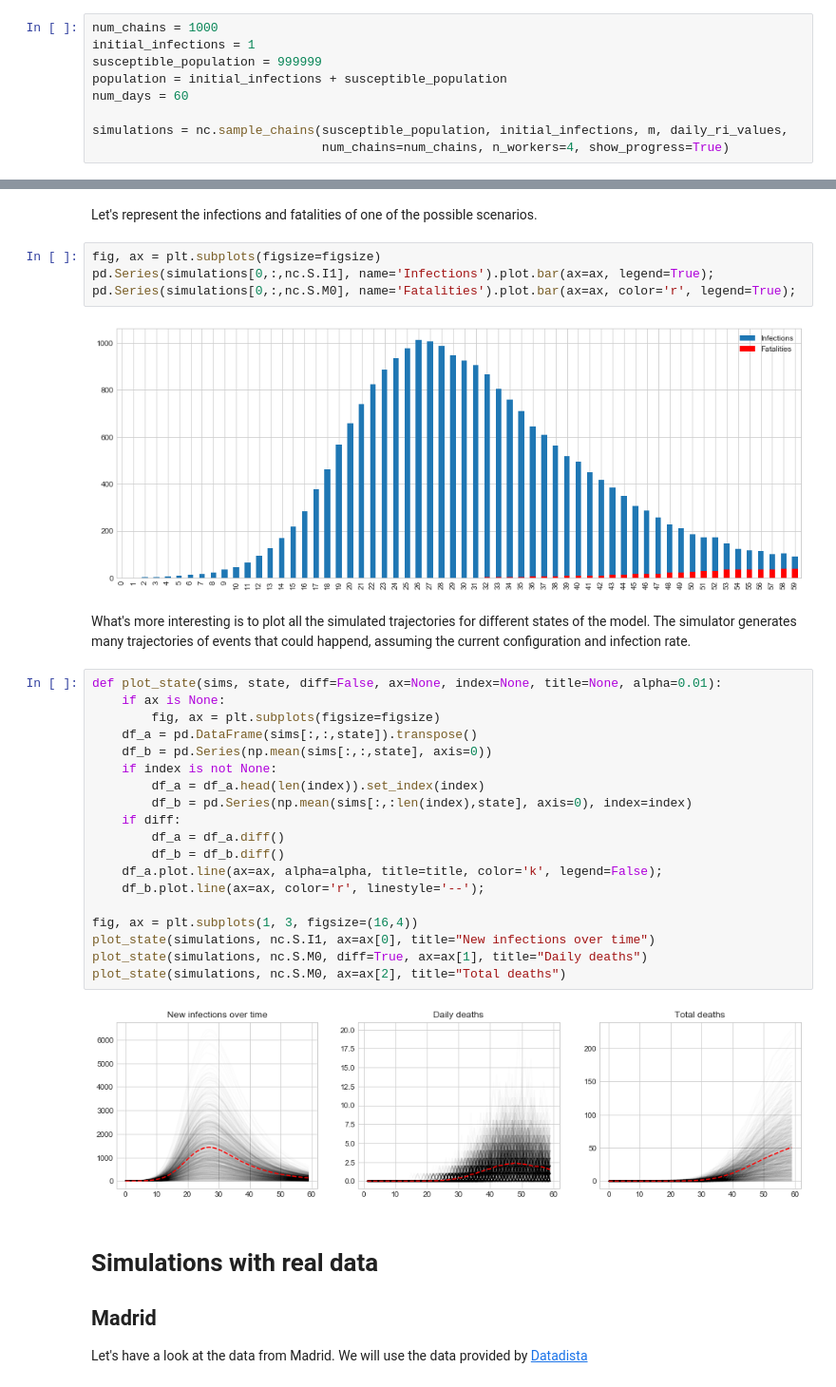
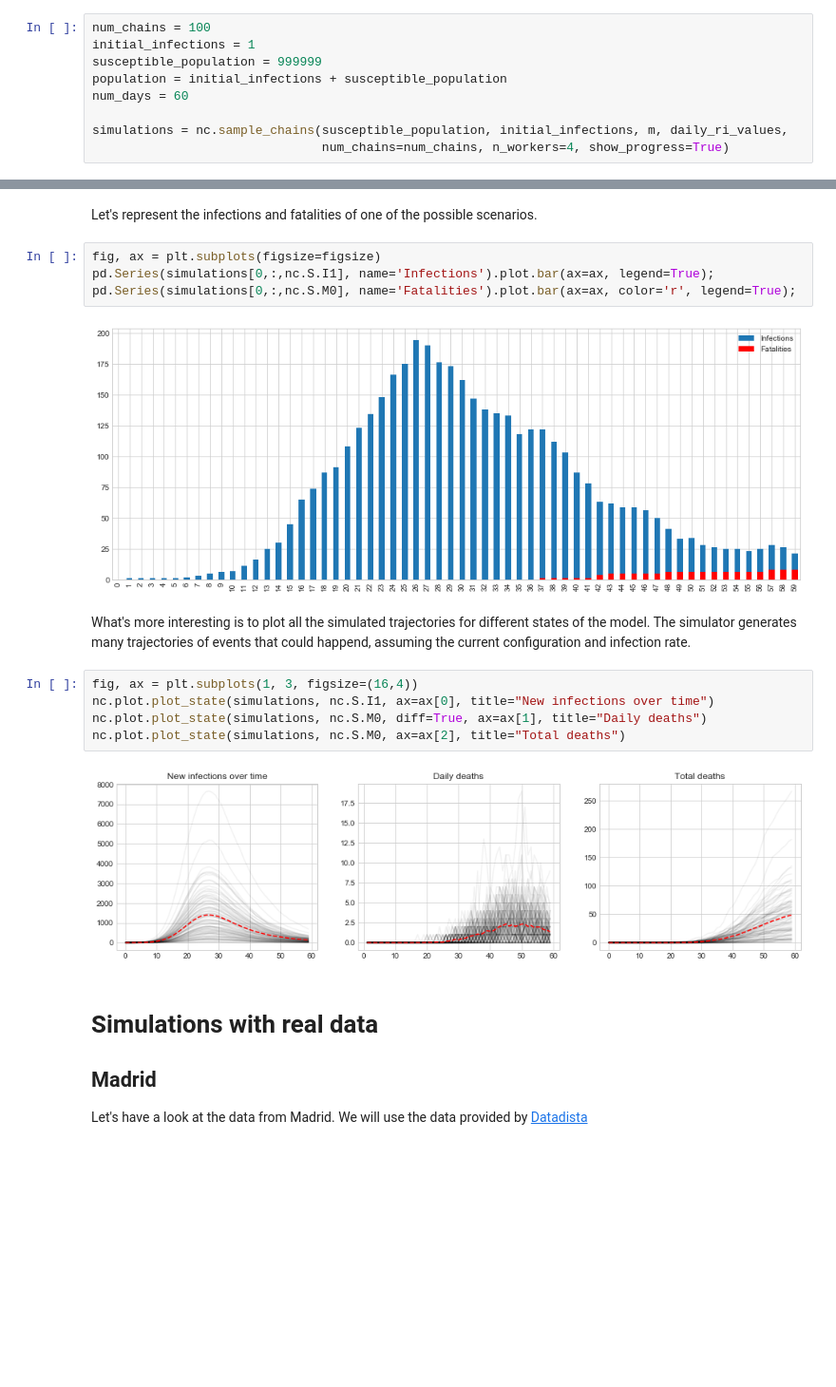
Before and after one commit to covid19-modeling/pyncov-19, a Jupyter notebook: notebooks/basics.ipynb, the cells around one changed output, grey strips where cells are left out. Shown at 95% size. Saved outputs shown, nothing was run; the diff lists cells and outputs as text; blank space fills up the shorter version.

```diff
--- a/notebooks/basics.ipynb
+++ b/notebooks/basics.ipynb
@@ -96,7 +97,7 @@ pd.Series(daily_ri_values).plot(title="Dynamic individual infection rate $R_i(t)
 # %% [markdown]
 Using this configuration as an example, we can start doing simulations of the different trajectories that the epidemic can follow for a given population. The method sample_chains allows to generate C chains. It returns a matrix of shape (C, D, S) where C are the chains (simulations), D are the simulated days, and S are the states.
 # %%
-num_chains = 1000
+num_chains = 100
 initial_infections = 1
 susceptible_population = 999999
 population = initial_infections + susceptible_population
@@ -128,30 +128,16 @@ fig, ax = plt.subplots(figsize=figsize)
 pd.Series(simulations[0,:,nc.S.I1], name='Infections').plot.bar(ax=ax, legend=True);
 pd.Series(simulations[0,:,nc.S.M0], name='Fatalities').plot.bar(ax=ax, color='r', legend=True);
 # %% [output]
-[figure, old version]
+[figure, new version]
 # %% [markdown]
 What's more interesting is to plot all the simulated trajectories for different states of the model. The simulator generates many trajectories of events that could happend, assuming the current configuration and infection rate.
 # %%
-def plot_state(sims, state, diff=False, ax=None, index=None, title=None, alpha=0.01):
-    if ax is None:
-        fig, ax = plt.subplots(figsize=figsize)
-    df_a = pd.DataFrame(sims[:,:,state]).transpose()
-    df_b = pd.Series(np.mean(sims[:,:,state], axis=0))
-    if index is not None:
-        df_a = df_a.head(len(index)).set_index(index)
-        df_b = pd.Series(np.mean(sims[:,:len(index),state], axis=0), index=index)
-    if diff:
-        df_a = df_a.diff()
-        df_b = df_b.diff()
-    df_a.plot.line(ax=ax, alpha=alpha, title=title, color='k', legend=False);
-    df_b.plot.line(ax=ax, color='r', linestyle='--');
-
 fig, ax = plt.subplots(1, 3, figsize=(16,4))
-plot_state(simulations, nc.S.I1, ax=ax[0], title="New infections over time")
-plot_state(simulations, nc.S.M0, diff=True, ax=ax[1], title="Daily deaths")
-plot_state(simulations, nc.S.M0, ax=ax[2], title="Total deaths")
+nc.plot.plot_state(simulations, nc.S.I1, ax=ax[0], title="New infections over time")
+nc.plot.plot_state(simulations, nc.S.M0, diff=True, ax=ax[1], title="Daily deaths")
+nc.plot.plot_state(simulations, nc.S.M0, ax=ax[2], title="Total deaths")
 # %% [output]
-[figure, old version]
+[figure, new version]
 # %% [markdown]
 # Simulations with real data
 ## Madrid
```
Also changed, not shown: parts of 7 cells of this notebook, 8 other files.
